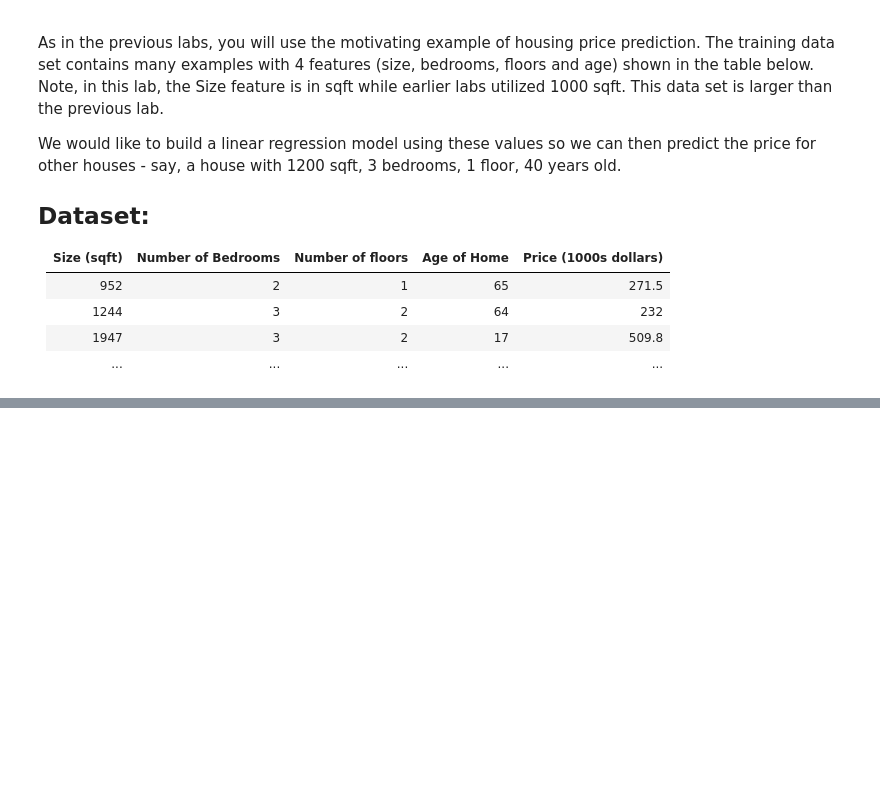
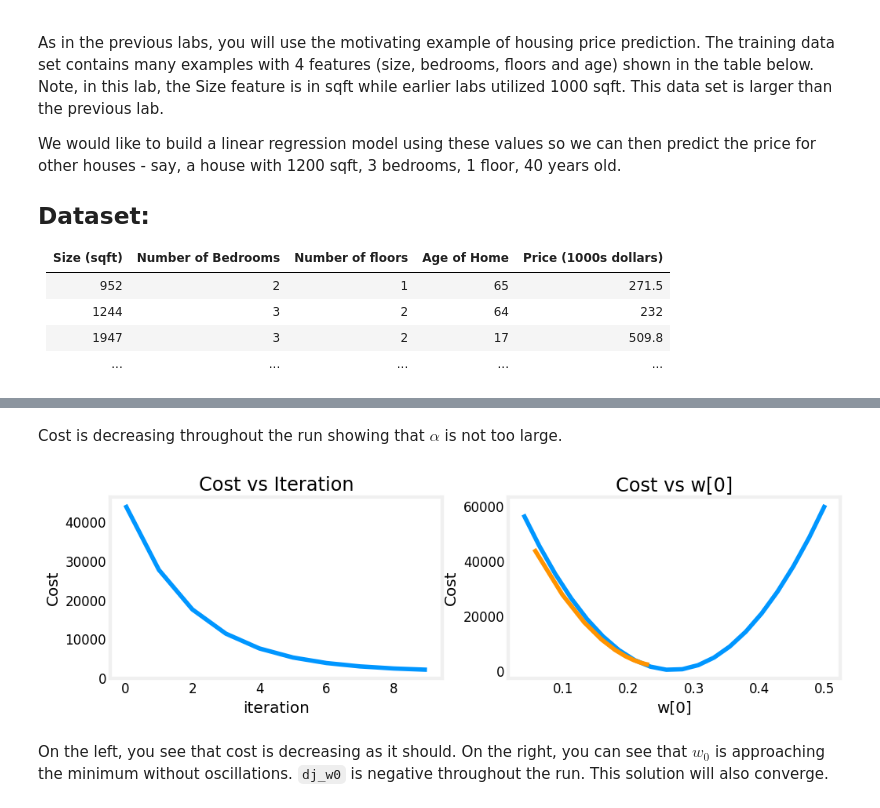
Before and after one commit to SimplifyingElectronics/Supervised-Machine-Learning, a Jupyter notebook: 3_C1_W2_Lab03_Feature_Scaling_and_Learning_Rate_Soln_GD.ipynb, the cells around one changed output, grey strips where cells are left out. Cells and saved outputs as stored; diff of their text form; code cells hidden in the pictures; blank space fills up the shorter version.

```diff
--- a/3_C1_W2_Lab03_Feature_Scaling_and_Learning_Rate_Soln_GD.ipynb
+++ b/3_C1_W2_Lab03_Feature_Scaling_and_Learning_Rate_Soln_GD.ipynb
@@ -60,0 +168,3 @@ We would like to build a linear regression model using these values so we can th
+# %%
+#set alpha to 1e-7
+_,_,hist = run_gradient_descent(X_train, y_train, 10, alpha = 1e-7)
@@ -60,0 +185,8 @@ We would like to build a linear regression model using these values so we can th
+# %% [markdown]
+Cost is decreasing throughout the run showing that $\alpha$ is not too large.
+# %%
+plot_cost_i_w(X_train,y_train,hist)
+# %% [output]
+[figure, added]
+# %% [markdown]
+On the left, you see that cost is decreasing as it should. On the right, you can see that $w_0$ is approaching the minimum without oscillations. `dj_w0` is negative throughout the run. This solution will also converge.
```
Also changed, not shown: parts of 21 cells of this notebook.
